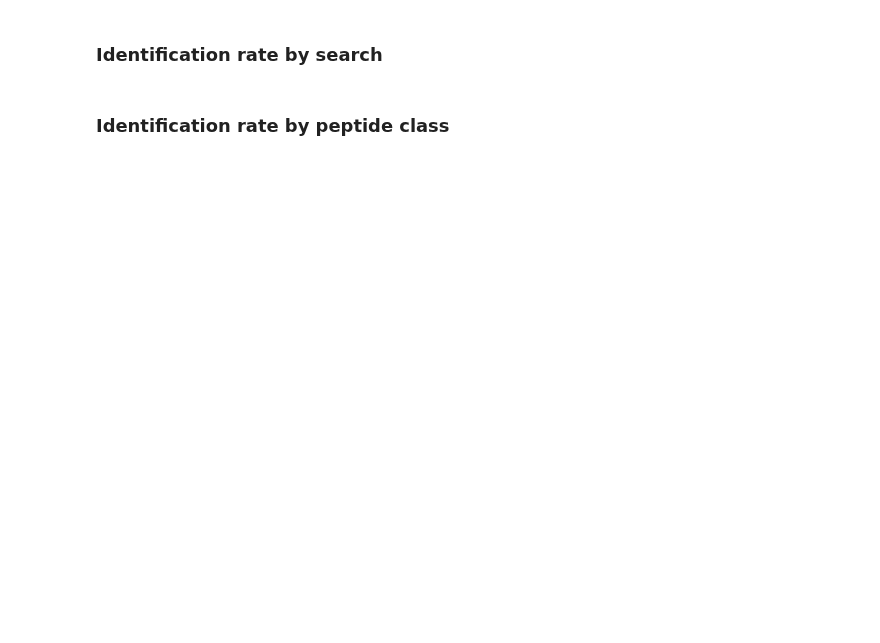
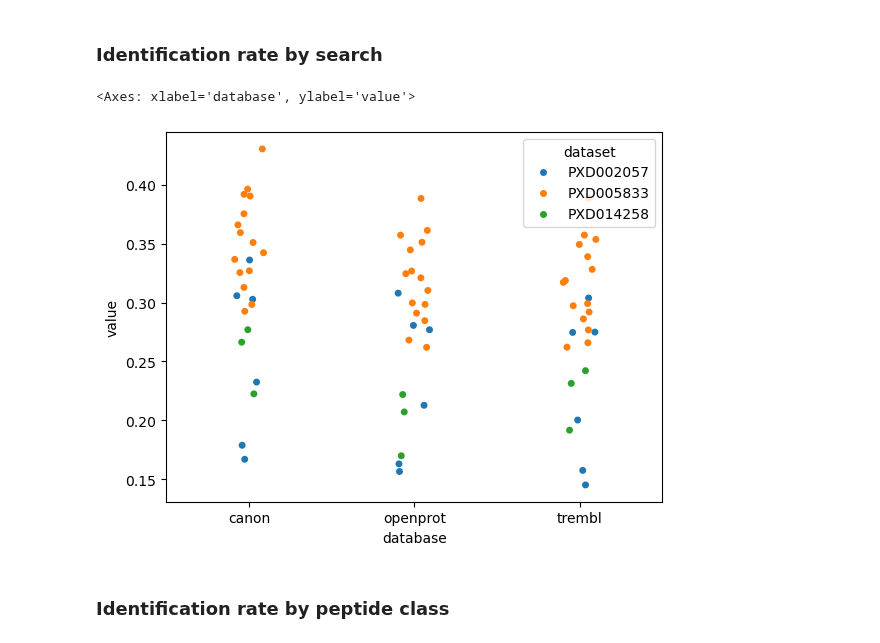
Before and after one commit to CompOmics/oui-discovery, a Jupyter notebook: oui-discovery-vv/explore-1-fragpipe-2-stats.ipynb, the cells around one changed output. Cells and saved outputs as stored; diff of their text form; code cells hidden in the pictures; blank space fills up the shorter version.

```diff
--- a/oui-discovery-vv/explore-1-fragpipe-2-stats.ipynb
+++ b/oui-discovery-vv/explore-1-fragpipe-2-stats.ipynb
@@ -169,13 +169,16 @@ Canonical + Non-canonical 81248
 # %%
 id_rates = []
 for (dataset, spectrum_file, search_database), df in psm_filt.groupby(['dataset', 'spectrum_file','search_database']):
-    n_spec = mgfspectraN_datasets[dataset][spectrum_file]
+    n_spec = mgfspectraN_datasets[dataset][spectrum_file.replace('_1','')]
     id_rate = len(df[df['database'] == 'T'])/n_spec
     id_rates += [[PIPELINE,dataset, spectrum_file, search_database, id_rate]]
 id_rates = pd.DataFrame(id_rates, columns = ["pipeline","dataset","sample","database","value"])
 id_rates.to_pickle(f"{results_dir}/{PIPELINE_LW}_idrate_datasets_df.pkl")
 # %%
-#sns.stripplot(data=id_rates, x='database', y='value', hue='dataset')
+sns.stripplot(data=id_rates, x='database', y='value', hue='dataset')
+# %% [output]
+<Axes: xlabel='database', ylabel='value'>
+[figure, added]
 # %% [markdown]
 ### Identification rate by peptide class
 # %%
```
Also changed, not shown: parts of 15 cells of this notebook, 38 other files.
